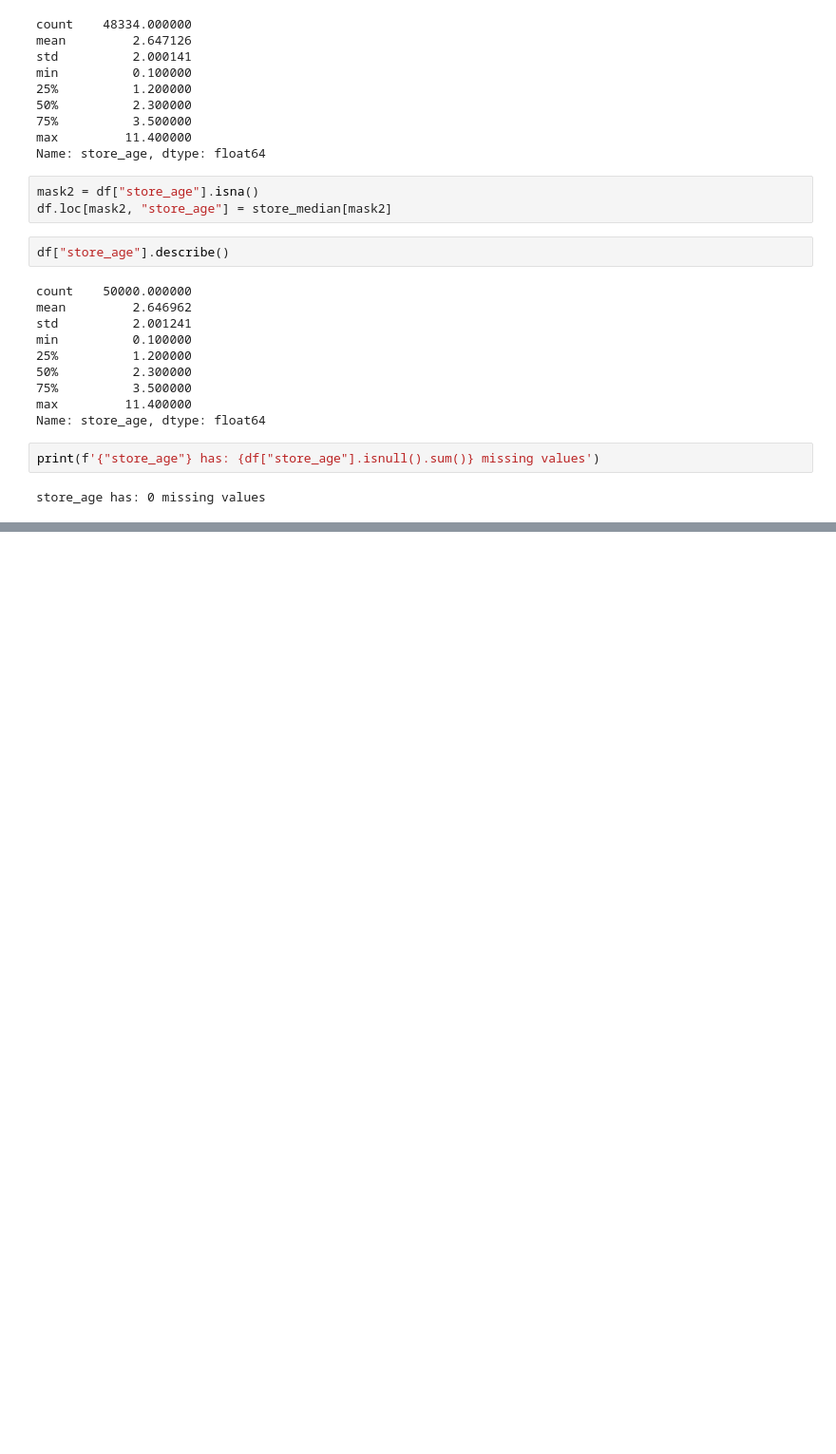
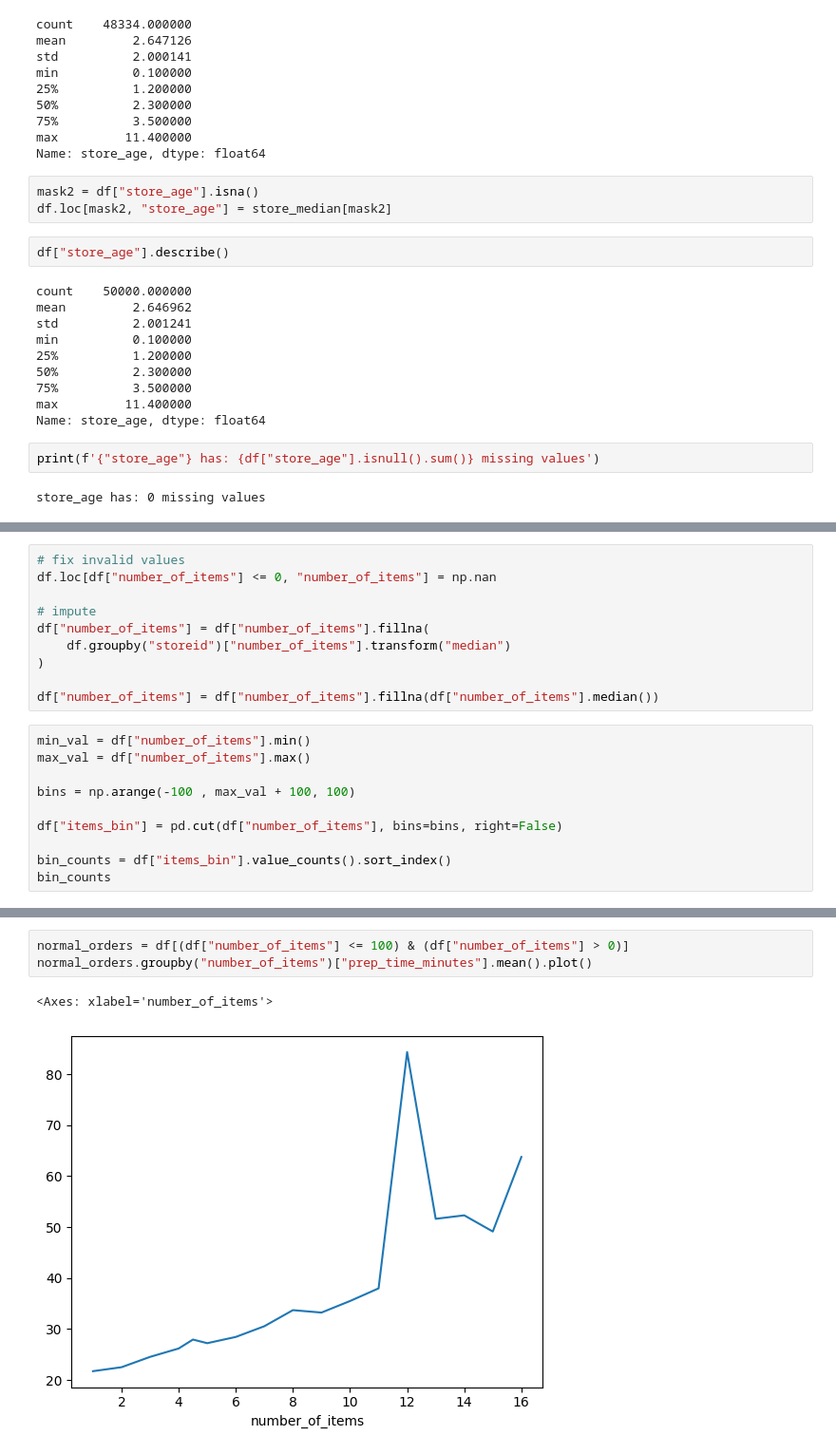
Before and after one commit to raghadkibrahim/food_prep_prediction, a Jupyter notebook: 01_data_cleaning.ipynb, the cells around one changed output, grey strips where cells are left out. Shown at 95% size. Cells and saved outputs as stored; diff of their text form; blank space fills up the shorter version.

```diff
--- a/01_data_cleaning.ipynb
+++ b/01_data_cleaning.ipynb
@@ -354,0 +419,20 @@ store_age has: 0 missing values
+# %%
+# fix invalid values
+df.loc[df["number_of_items"] <= 0, "number_of_items"] = np.nan
+
+# impute
+df["number_of_items"] = df["number_of_items"].fillna(
+    df.groupby("storeid")["number_of_items"].transform("median")
+)
+
+df["number_of_items"] = df["number_of_items"].fillna(df["number_of_items"].median())
+# %%
+min_val = df["number_of_items"].min()
+max_val = df["number_of_items"].max()
+
+bins = np.arange(-100 , max_val + 100, 100)
+
+df["items_bin"] = pd.cut(df["number_of_items"], bins=bins, right=False)
+
+bin_counts = df["items_bin"].value_counts().sort_index()
+bin_counts
@@ -354,0 +452,6 @@ store_age has: 0 missing values
+# %%
+normal_orders = df[(df["number_of_items"] <= 100) & (df["number_of_items"] > 0)]
+normal_orders.groupby("number_of_items")["prep_time_minutes"].mean().plot()
+# %% [output]
+<Axes: xlabel='number_of_items'>
+[figure, added]
```
Also changed, not shown: parts of 40 cells of this notebook.
